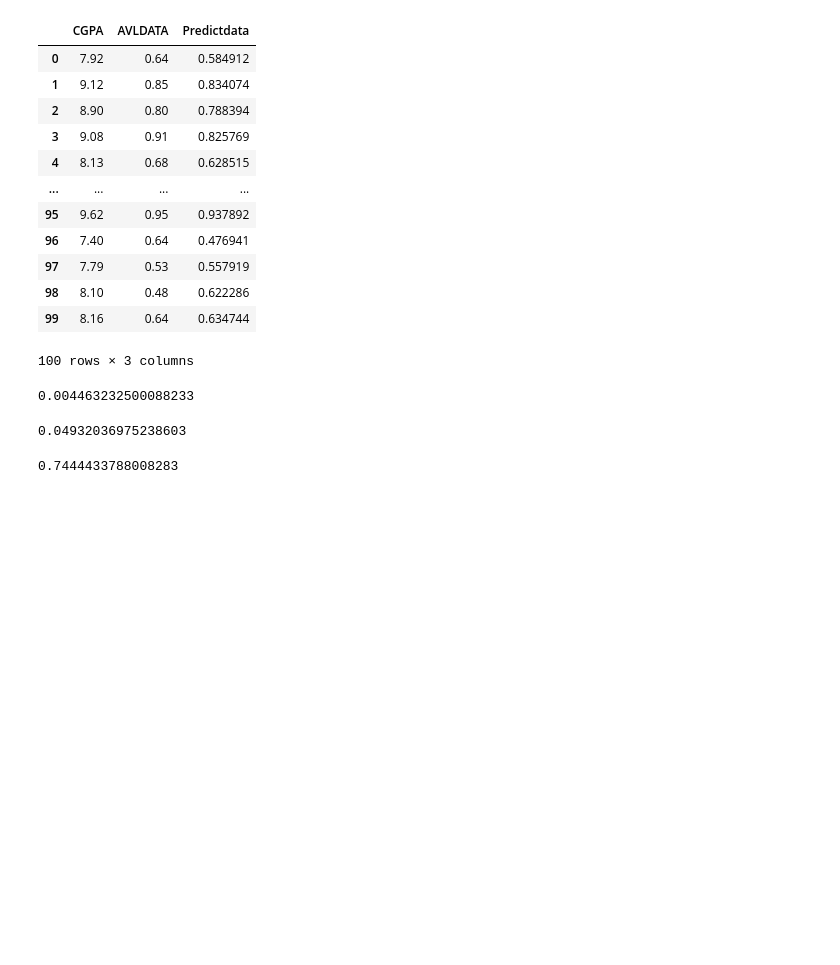
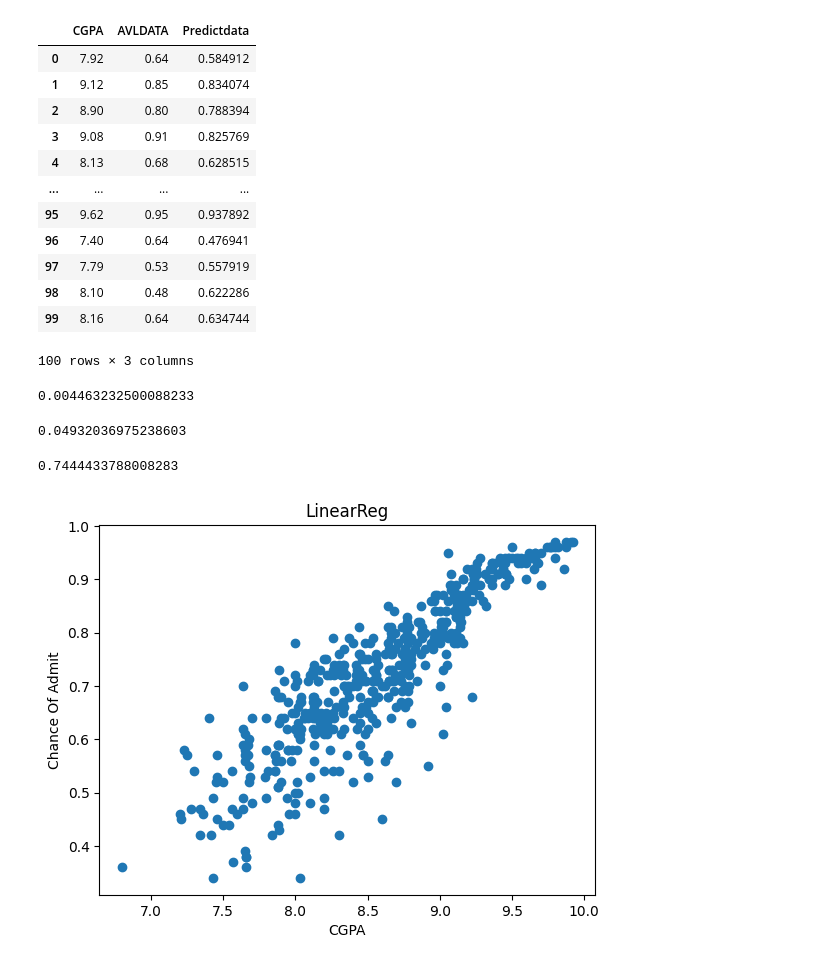
Before and after one commit to Mdanash/Machine_learning, a Jupyter notebook: Machine_Learning_Basics/Simple Linear Regression.ipynb, the cells around one changed output. Cells and saved outputs as stored; diff of their text form; code cells hidden in the pictures; blank space fills up the shorter version.

```diff
--- a/Machine_Learning_Basics/Simple Linear Regression.ipynb
+++ b/Machine_Learning_Basics/Simple Linear Regression.ipynb
@@ -241,3 +241,11 @@ mean_absolute_error(y_test,predictvalue)
 r2_score(y_test,predictvalue)
 # %% [output]
 0.7444433788008283
+# %%
+py.scatter(x,y)
+py.xlabel('CGPA')
+py.ylabel('Chance Of Admit')
+py.title('LinearReg')
+py.show()
+# %% [output]
+[figure, added]
```
Also changed, not shown: parts of 1 cell of this notebook.
